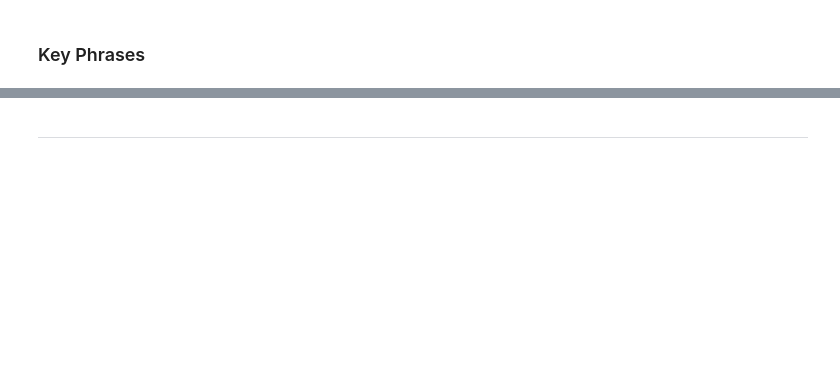
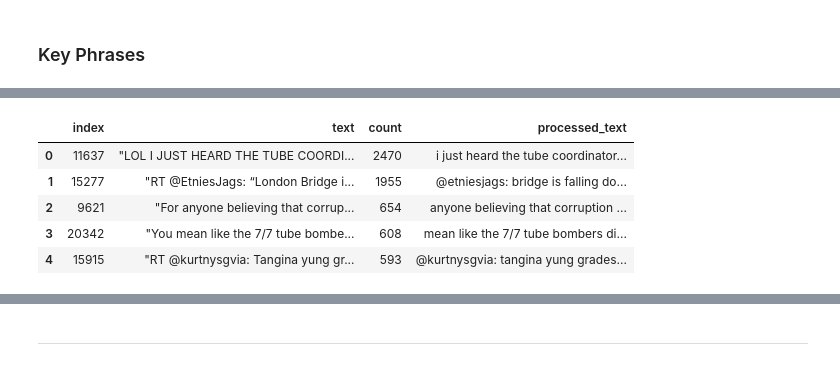
Before and after one commit to agarwal22megha/tweet-categorisation, a Jupyter notebook: twitter_feed_analysis.ipynb, the cells around one changed output, grey strips where cells are left out. Saved outputs shown, nothing was run; the diff lists cells and outputs as text; code cells hidden in the pictures; blank space fills up the shorter version.

Commit message:
Parallelize processing, Output analysis

```diff
--- a/twitter_feed_analysis.ipynb
+++ b/twitter_feed_analysis.ipynb
@@ -33,10 +37,9 @@ sample_tweets = pd.DataFrame.from_csv(
     index_col=None
 )
 # %%
-sample_tweets["id"] = sample_tweets.index
-sample_tweets.rename(columns={"Body text": "text"}, inplace=True)
-#sample_tweets.text = sample_tweets.text.str.lower()
-sample_tweets.head(2)
+raw_tweets["id"] = raw_tweets.index
+raw_tweets.rename(columns={"Body text": "text"}, inplace=True)
+raw_tweets.head(2)
 # %% [output]
 |  | Down ID | Posted time | text | Point latitiude | Point longitude | Bio location | Image url | id |
 | 0 | "tag:search.twitter.com,2005:1109... | 22/03/2019 13:15 | "Primeape was recently spotted tr... | NaN | NaN | NaN | "https://pbs.twimg.com/profile_im... | 0 |
@@ -55,0 +72,5 @@ dtype: int64
+# %%
+tweets = raw_tweets.groupby(["text"]).id.count().reset_index()
+tweets.columns = ["text", "count"]
+tweets.sort_values(by="count", inplace=True, ascending=False)
+tweets.head()
@@ -71,3 +103,22 @@ def spell_check(sentence):
         sentence = sentence.replace(str(token["token"]), token["suggestions"][0]["suggestion"])
 
     return sentence
+# %%
+tokenizer = TweetTokenizer(strip_handles=True, reduce_len=True)
+def process_tweet(tweet):
+    normalized_tweet = tweet.lower().strip()
+    try:
+        normalized_tweet = spell_check(str(normalized_tweet))
+        normalized_tweet = contractions.fix(normalized_tweet)
+        tokenized = tokenizer.tokenize(normalized_tweet)
+    except:
+        tokenized = normalized_tweet.split(" ")
+    isascii = lambda s: len(s) == len(s.encode())
+    ascii_words = [word for word in tokenized[1:-1] if isascii(word)]
+    normalized_tweet = " ".join(ascii_words)
+    return normalized_tweet
+# %%
+pandarallel.initialize(nb_workers=32)
+print("Process started at {}".format(datetime.now()))
+tweets["processed_text"] = tweets["text"].parallel_apply(process_tweet)
+print("Process ended at {}".format(datetime.now()))
@@ -114,0 +132,10 @@ len(sample_tweets)
+# %%
+tweets.reset_index(inplace=True)
+tweets.head()
+# %% [output]
+|  | index | text | count | processed_text |
+| 0 | 11637 | "LOL I JUST HEARD THE TUBE COORDI... | 2470 | i just heard the tube coordinator... |
+| 1 | 15277 | "RT @EtniesJags: “London Bridge i... | 1955 | @etniesjags: bridge is falling do... |
+| 2 | 9621 | "For anyone believing that corrup... | 654 | anyone believing that corruption ... |
+| 3 | 20342 | "You mean like the 7/7 tube bombe... | 608 | mean like the 7/7 tube bombers di... |
+| 4 | 15915 | "RT @kurtnysgvia: Tangina yung gr... | 593 | @kurtnysgvia: tangina yung grades... |
```
Also changed, not shown: parts of 47 cells of this notebook, 2 other files.
